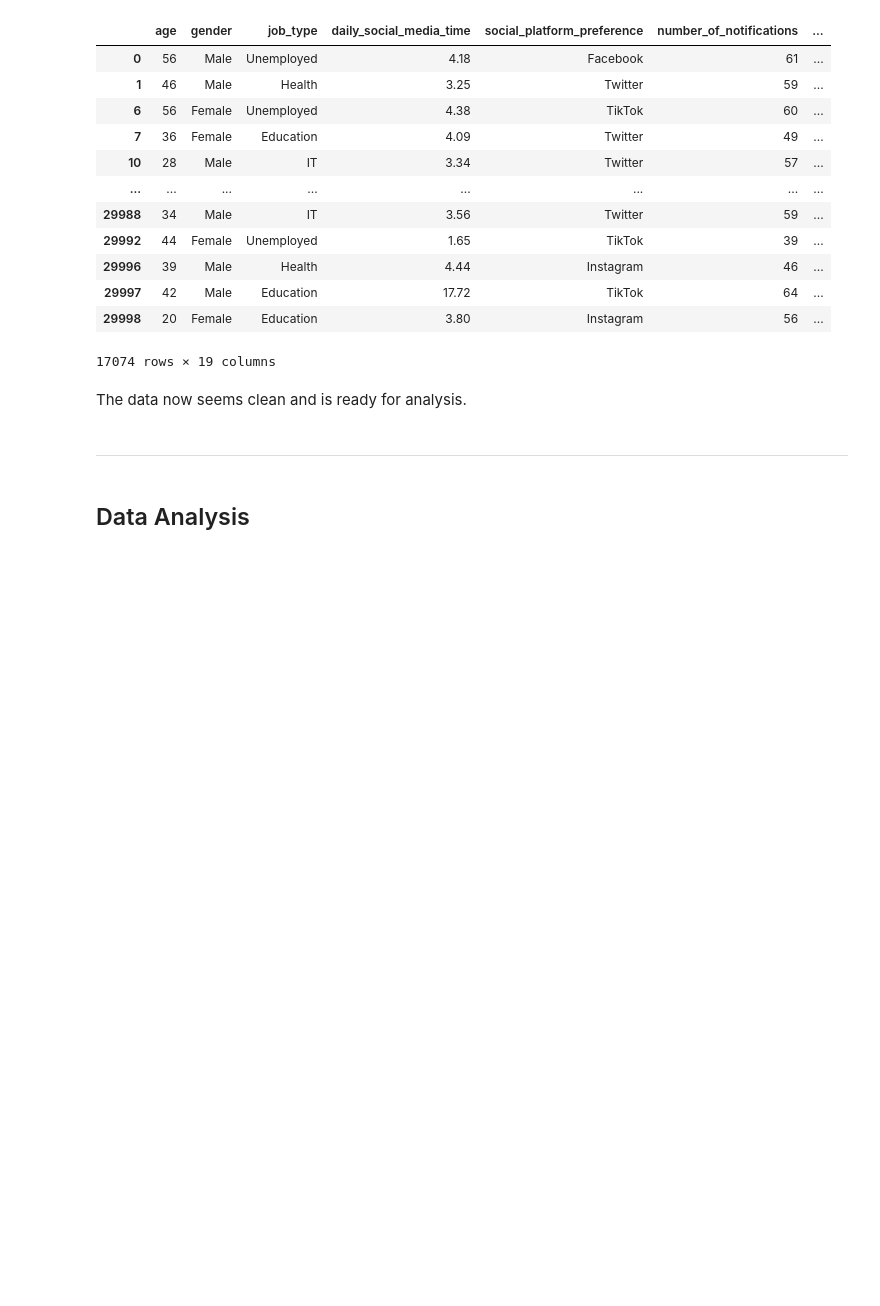
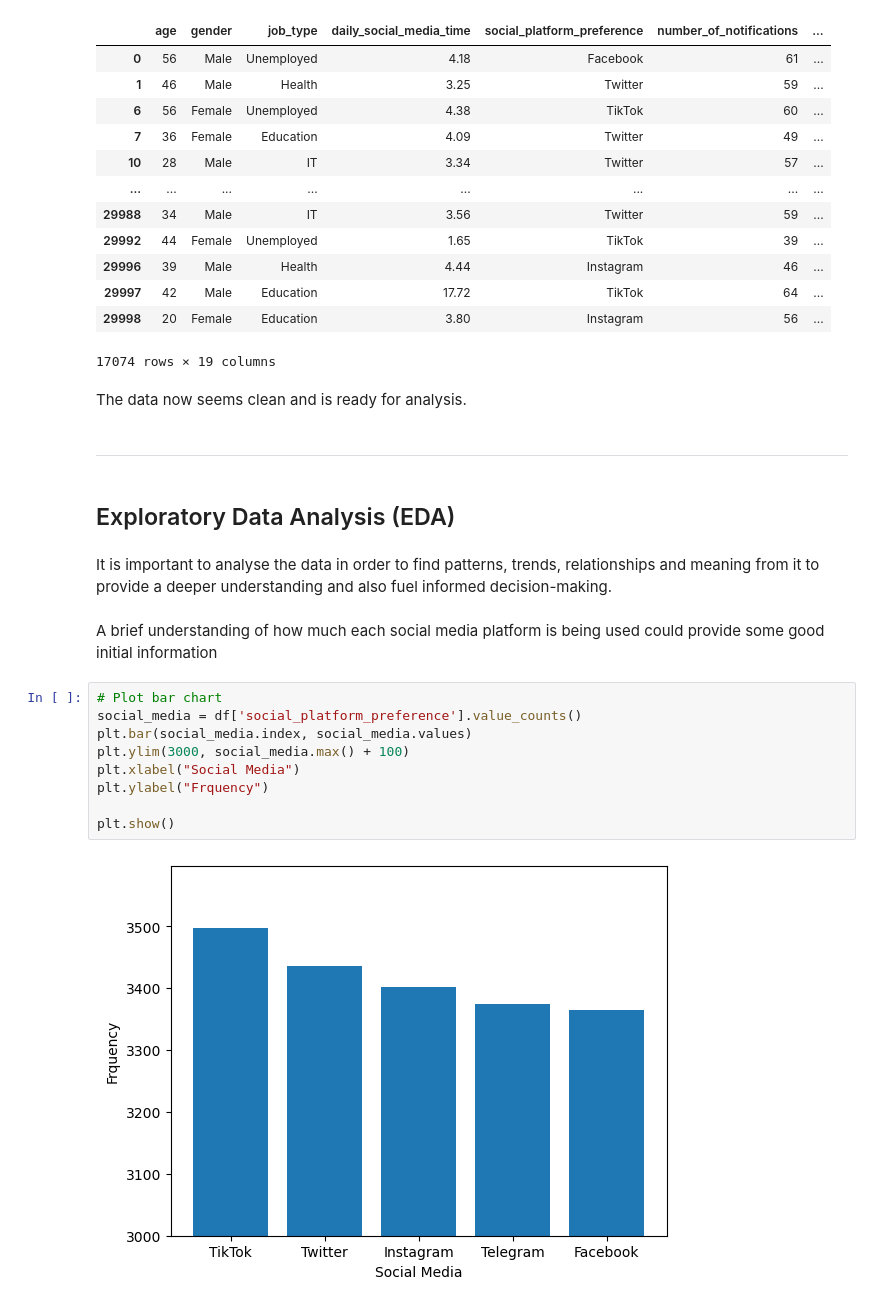
Before and after one commit to HusseinKasim/A-Data-Driven-Study-on-Social-Media-Usage-and-its-Effects-on-Users, a Jupyter notebook: Social_Media_Study.ipynb, the cells around one changed output. Saved outputs shown, nothing was run; the diff lists cells and outputs as text; blank space fills up the shorter version.

Commit message:
Began Exploratory Data Analysis (EDA)

```diff
--- a/Social_Media_Study.ipynb
+++ b/Social_Media_Study.ipynb
@@ -205,4 +206,19 @@ The data now seems clean and is ready for analysis.
 # %% [markdown]
 ------------------------------------------------------------
 # %% [markdown]
-## Data Analysis
+## Exploratory Data Analysis (EDA)
+# %% [markdown]
+It is important to analyse the data in order to find patterns, trends, relationships and meaning from it to provide a deeper understanding and also fuel informed decision-making.
+# %% [markdown]
+A brief understanding of how much each social media platform is being used could provide some good initial information
+# %%
+# Plot bar chart
+social_media = df['social_platform_preference'].value_counts()
+plt.bar(social_media.index, social_media.values)
+plt.ylim(3000, social_media.max() + 100)
+plt.xlabel("Social Media")
+plt.ylabel("Frquency")
+
+plt.show()
+# %% [output]
+[figure, added]
```
Also changed, not shown: parts of 11 cells of this notebook.
